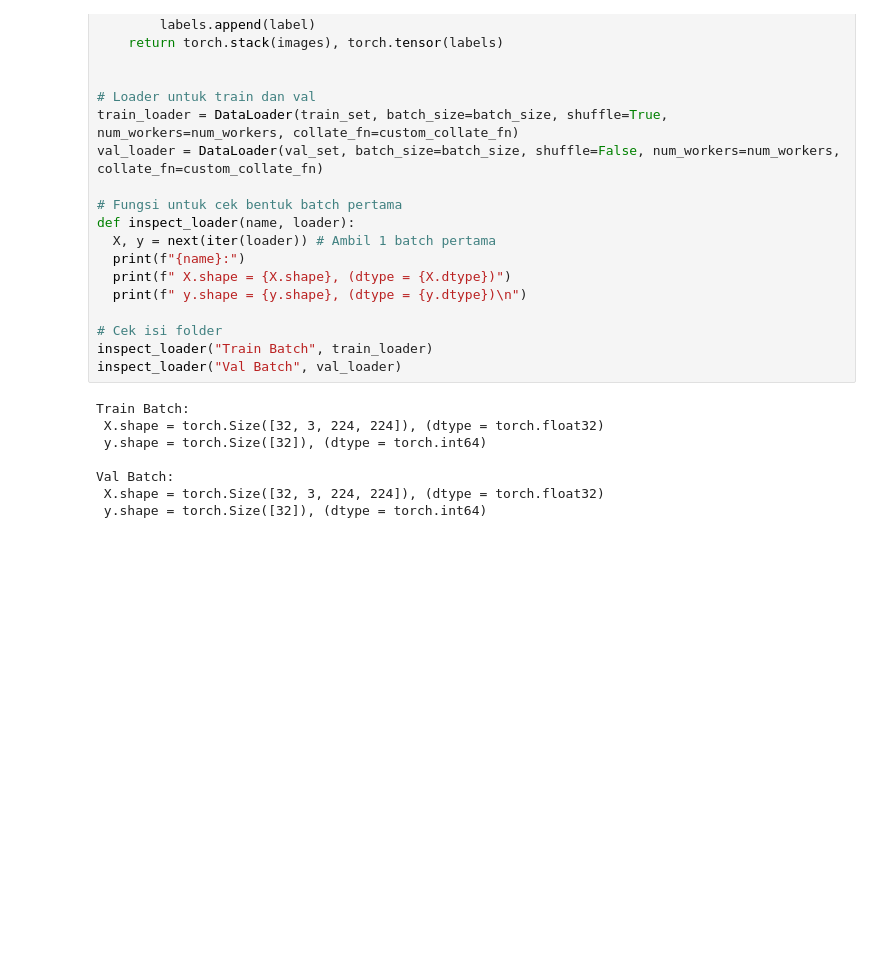
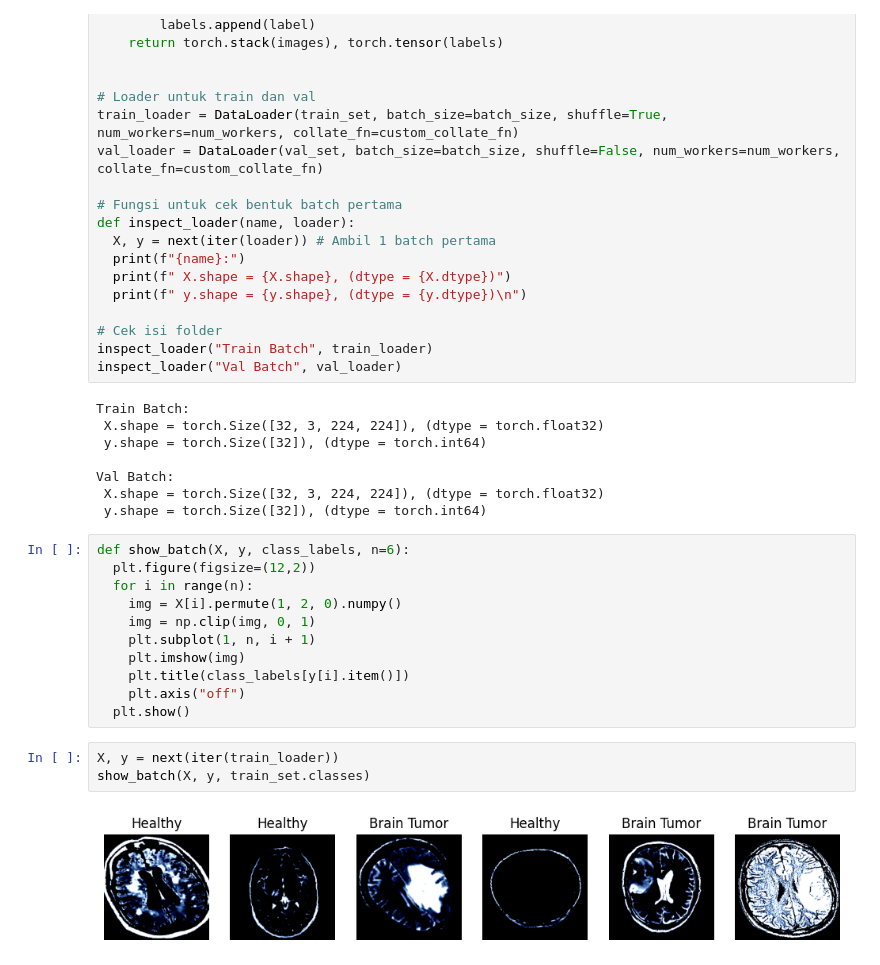
Before and after one commit to XMB234/Brain-Tumor-Detection, a Jupyter notebook: Brain_Tumor_Detection.ipynb, the cells around one changed output. Saved outputs shown, nothing was run; the diff lists cells and outputs as text; blank space fills up the shorter version.

```diff
--- a/Brain_Tumor_Detection.ipynb
+++ b/Brain_Tumor_Detection.ipynb
@@ -200,3 +202,19 @@ Train Batch:
 Val Batch:
  X.shape = torch.Size([32, 3, 224, 224]), (dtype = torch.float32)
  y.shape = torch.Size([32]), (dtype = torch.int64)
+# %%
+def show_batch(X, y, class_labels, n=6):
+  plt.figure(figsize=(12,2))
+  for i in range(n):
+    img = X[i].permute(1, 2, 0).numpy()
+    img = np.clip(img, 0, 1)
+    plt.subplot(1, n, i + 1)
+    plt.imshow(img)
+    plt.title(class_labels[y[i].item()])
+    plt.axis("off")
+  plt.show()
+# %%
+X, y = next(iter(train_loader))
+show_batch(X, y, train_set.classes)
+# %% [output]
+[figure, added]
```
Also changed, not shown: parts of 3 cells of this notebook.
